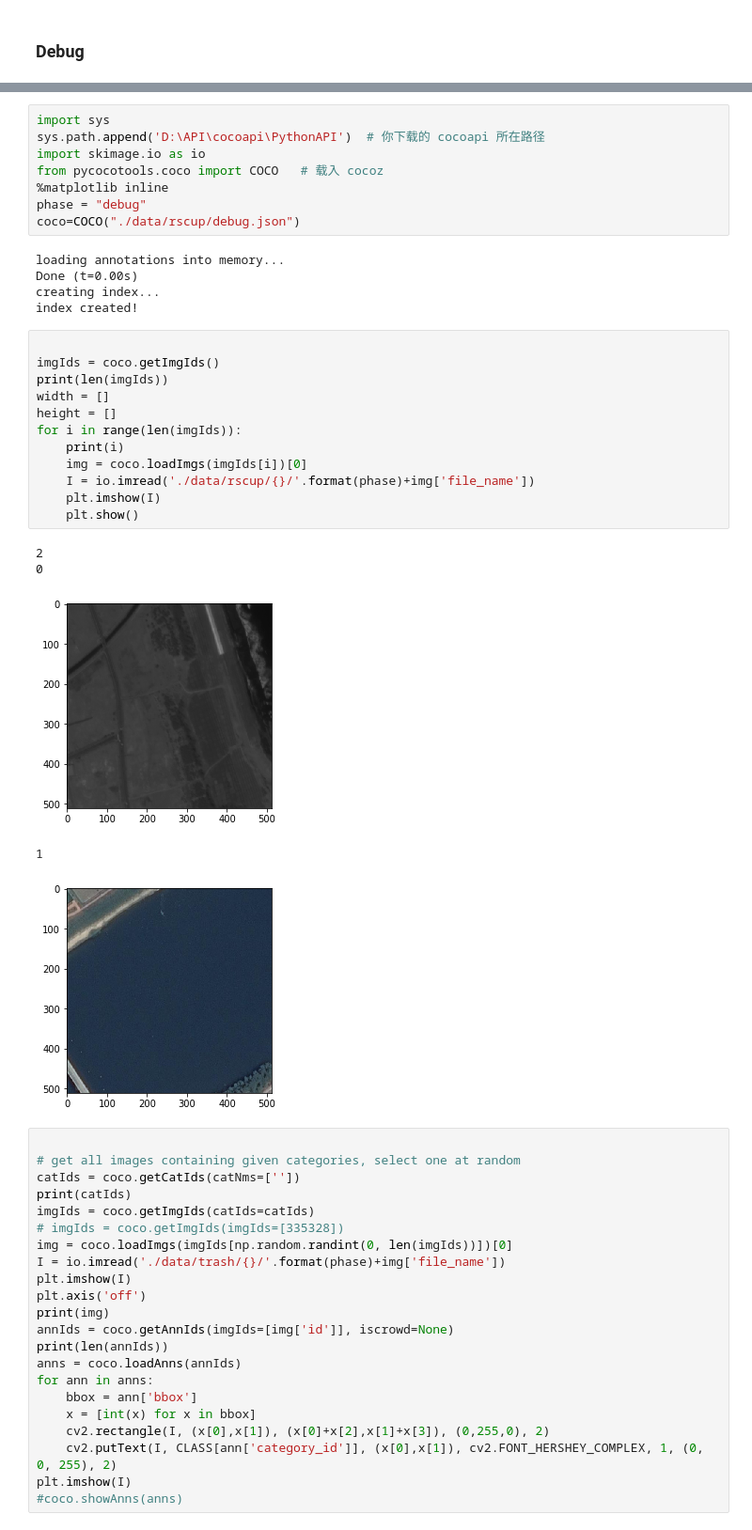
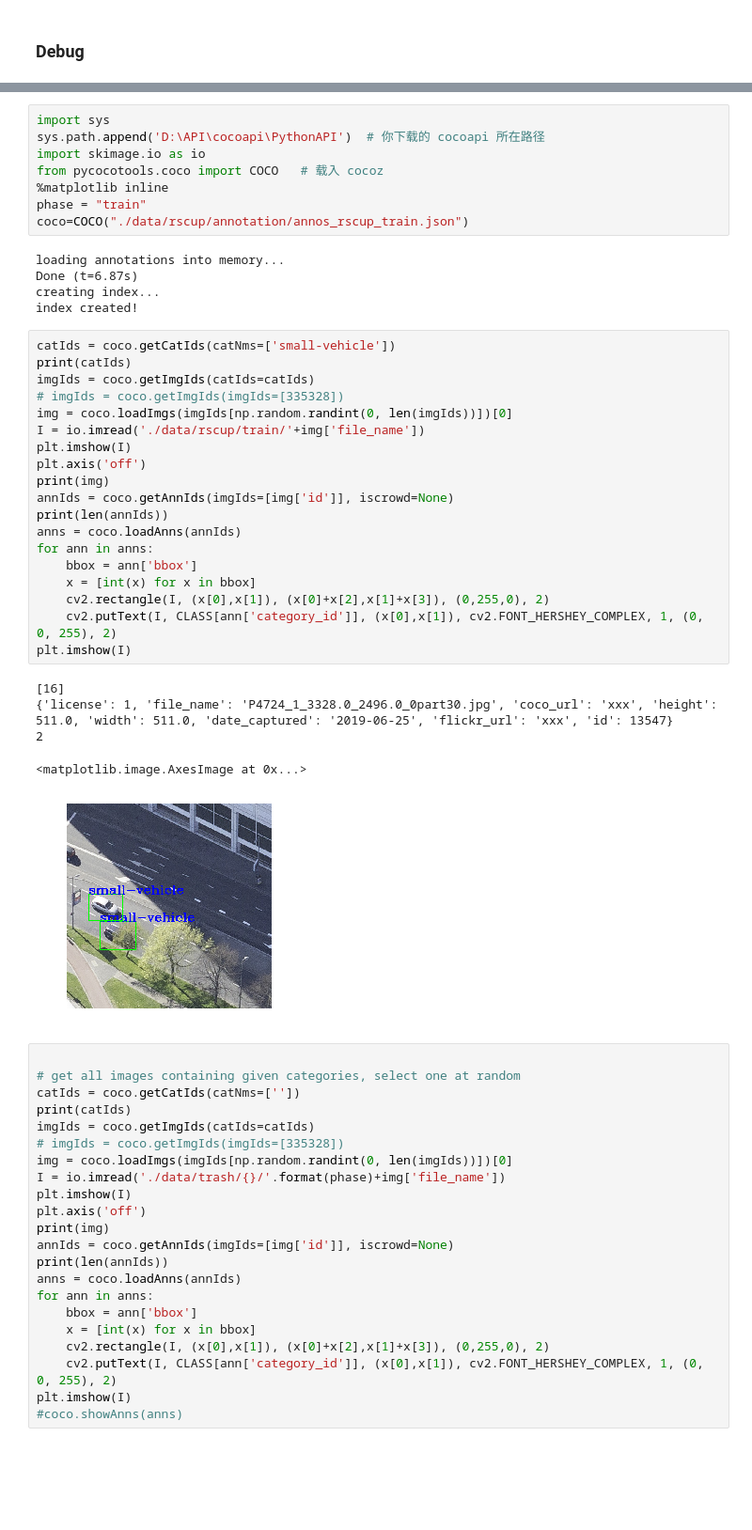
Before and after one commit to cizhenshi/Rscup2019-Object-Detection-Track-3th-Solution, a Jupyter notebook: PrepareData.ipynb, the cells around one changed output, grey strips where cells are left out. Shown: that part at 94% size. Cells and saved outputs as stored; diff of their text form; blank space fills up the shorter version.

```diff
--- a/PrepareData.ipynb
+++ b/PrepareData.ipynb
@@ -546,31 +566,38 @@ sys.path.append('D:\API\cocoapi\PythonAPI')  # 你下载的 cocoapi 所在路径
 import skimage.io as io
 from pycocotools.coco import COCO   # 载入 cocoz
 %matplotlib inline
-phase = "debug"
-coco=COCO("./data/rscup/debug.json")
+phase = "train"
+coco=COCO("./data/rscup/annotation/annos_rscup_train.json")
 # %% [output]
 loading annotations into memory...
-Done (t=0.00s)
+Done (t=6.87s)
 creating index...
 index created!
-# %%
-
-imgIds = coco.getImgIds()
-print(len(imgIds))
-width = []
-height = []
-for i in range(len(imgIds)):
-    print(i)
-    img = coco.loadImgs(imgIds[i])[0]
-    I = io.imread('./data/rscup/{}/'.format(phase)+img['file_name'])
-    plt.imshow(I)
-    plt.show()
-# %% [output]
-2
-0
-[figure, removed]
-1
-[figure, removed]
+# %%
+catIds = coco.getCatIds(catNms=['small-vehicle'])
+print(catIds)
+imgIds = coco.getImgIds(catIds=catIds)
+# imgIds = coco.getImgIds(imgIds=[335328])
+img = coco.loadImgs(imgIds[np.random.randint(0, len(imgIds))])[0]
+I = io.imread('./data/rscup/train/'+img['file_name'])
+plt.imshow(I)
+plt.axis('off')
+print(img)
+annIds = coco.getAnnIds(imgIds=[img['id']], iscrowd=None)
+print(len(annIds))
+anns = coco.loadAnns(annIds)
+for ann in anns:
+    bbox = ann['bbox']
+    x = [int(x) for x in bbox]
+    cv2.rectangle(I, (x[0],x[1]), (x[0]+x[2],x[1]+x[3]), (0,255,0), 2)
+    cv2.putText(I, CLASS[ann['category_id']], (x[0],x[1]), cv2.FONT_HERSHEY_COMPLEX, 1, (0, 0, 255), 2)
+plt.imshow(I)
+# %% [output]
+[16]
+{'license': 1, 'file_name': 'P4724_1_3328.0_2496.0_0part30.jpg', 'coco_url': 'xxx', 'height': 511.0, 'width': 511.0, 'date_captured': '2019-06-25', 'flickr_url': 'xxx', 'id': 13547}
+2
+<matplotlib.image.AxesImage at 0x...>
+[figure, added]
 # %%
 
 # get all images containing given categories, select one at random
```
Also changed, not shown: parts of 1 cell of this notebook, 8 other files.
